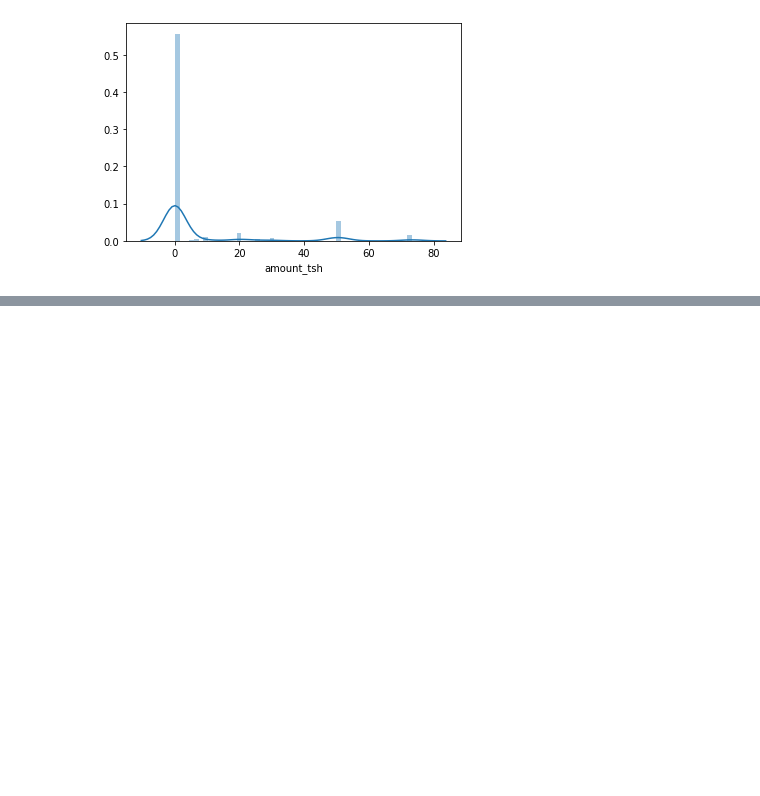
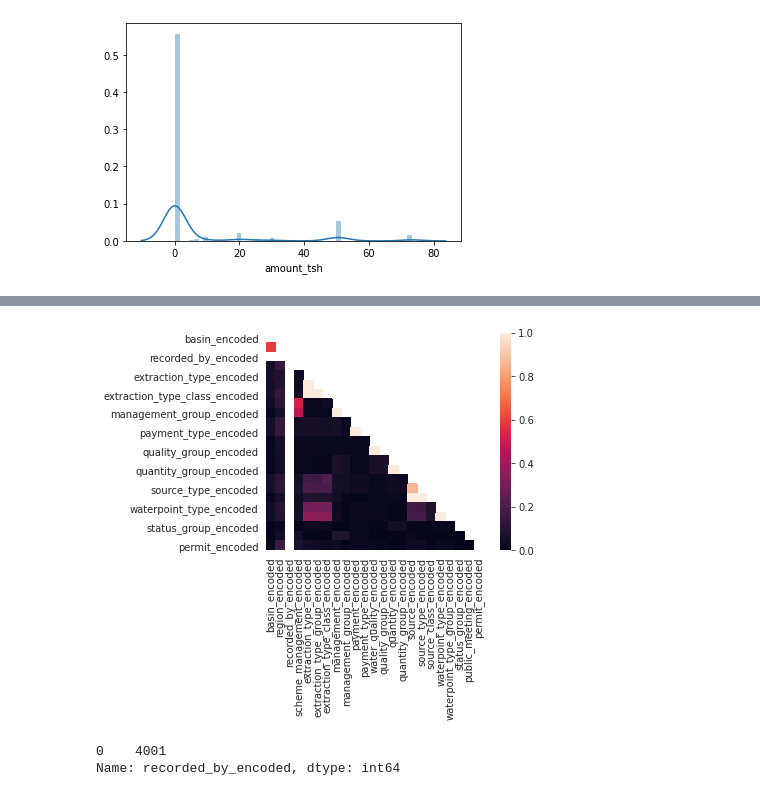
Before and after one commit to colemai/water_table_anlaysis, a Jupyter notebook: main.ipynb, the cells around one changed output, grey strips where cells are left out. Drawn from its saved outputs; the diff is of its cells as text; code cells hidden in the pictures; blank space fills up the shorter version.

Commit message:
Implemented Cramer cat vs cat

```diff
--- a/main.ipynb
+++ b/main.ipynb
@@ -481,0 +406,23 @@ confusion_matrix = pd.crosstab(df[column1], df[column2])
+# %%
+## Categorical vs Categorical
+
+def cramers_V(var1,var2) :
+  crosstab = np.array(pd.crosstab(var1,var2, rownames=None, colnames=None))
+  stat = stats.chi2_contingency(crosstab)[0]
+  obs = np.sum(crosstab)
+  mini = min(crosstab.shape)-1
+  return (stat/(obs*mini))
+# %%
+rows= []
+
+for var1 in wt[categorics]:
+  col = []
+  for var2 in wt[categorics] :
+    cramers = cramers_V(wt[categorics][var1], wt[categorics][var2])
+    col.append(round(cramers,2))
+  rows.append(col)
+
+cramers_results = np.array(rows)
+df = pd.DataFrame(cramers_results, columns = wt[categorics].columns, index = wt[categorics].columns)
+
+df
@@ -481,0 +448,15 @@ confusion_matrix = pd.crosstab(df[column1], df[column2])
+# %%
+mask = np.zeros_like(df, dtype=np.bool)
+mask[np.triu_indices_from(mask)] = True
+
+with sb.axes_style("white"):
+  ax = sb.heatmap(df, mask=mask,vmin=0., vmax=1, square=True)
+
+plt.show()
+# %% [output]
+[figure, added]
+# %%
+wt.recorded_by_encoded.value_counts() # This is suboptimal
+# %% [output]
+0    4001
+Name: recorded_by_encoded, dtype: int64
```
Also changed, not shown: parts of 20 cells of this notebook.
